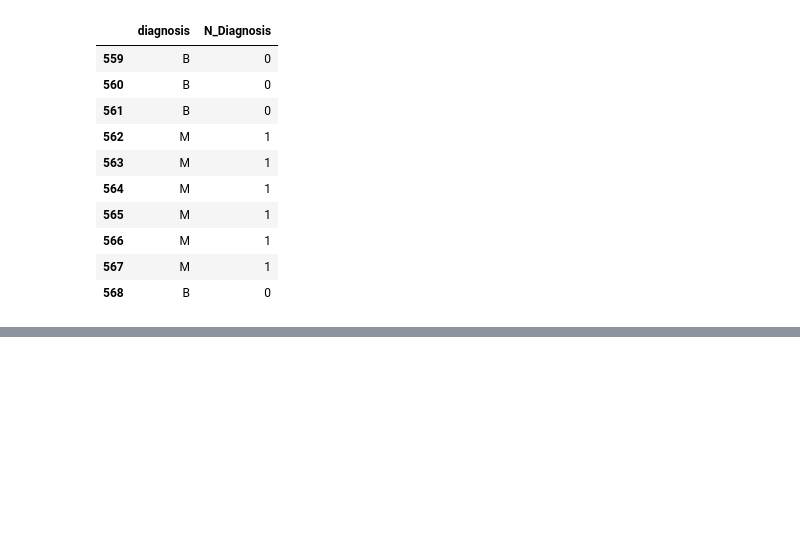
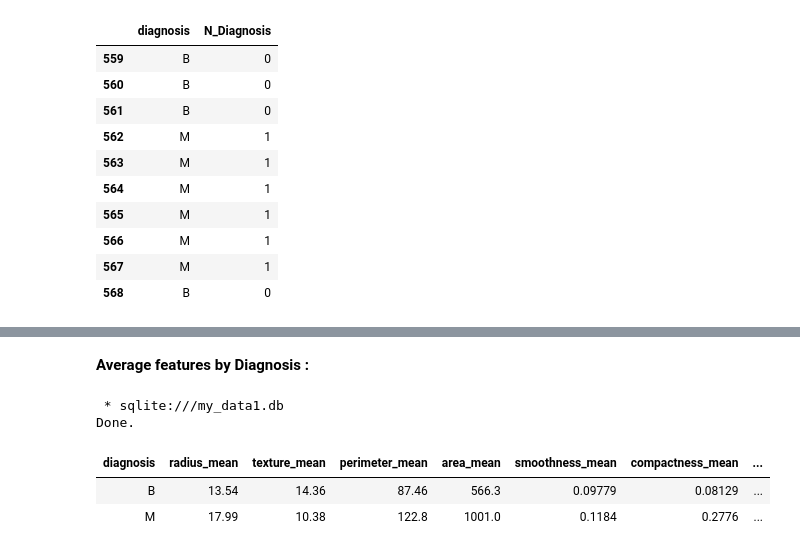
Before and after one commit to Abderrahmane-Chafi/Breast-Cancer-Classification, a Jupyter notebook: notebook287babc4fe.ipynb, the cells around one changed output, grey strips where cells are left out. Cells and saved outputs as stored; diff of their text form; code cells hidden in the pictures; blank space fills up the shorter version.

```diff
--- a/notebook287babc4fe.ipynb
+++ b/notebook287babc4fe.ipynb
@@ -181,0 +200,21 @@ df.head()
+# %% [markdown]
+**Average features by Diagnosis :**
+# %%
+%%sql select diagnosis,
+             radius_mean,
+             texture_mean,
+             perimeter_mean,
+             area_mean,
+             smoothness_mean,
+             compactness_mean,
+             concavity_mean,
+             "concave points_mean",
+             symmetry_mean,
+             fractal_dimension_mean
+             from CANCERTBL group by diagnosis
+# %% [output]
+ * sqlite:///my_data1.db
+Done.
+| diagnosis | radius_mean | texture_mean | perimeter_mean | area_mean | smoothness_mean | compactness_mean | ... |
+| B | 13.54 | 14.36 | 87.46 | 566.3 | 0.09779 | 0.08129 | ... |
+| M | 17.99 | 10.38 | 122.8 | 1001.0 | 0.1184 | 0.2776 | ... |
```
Also changed, not shown: parts of 34 cells of this notebook.
